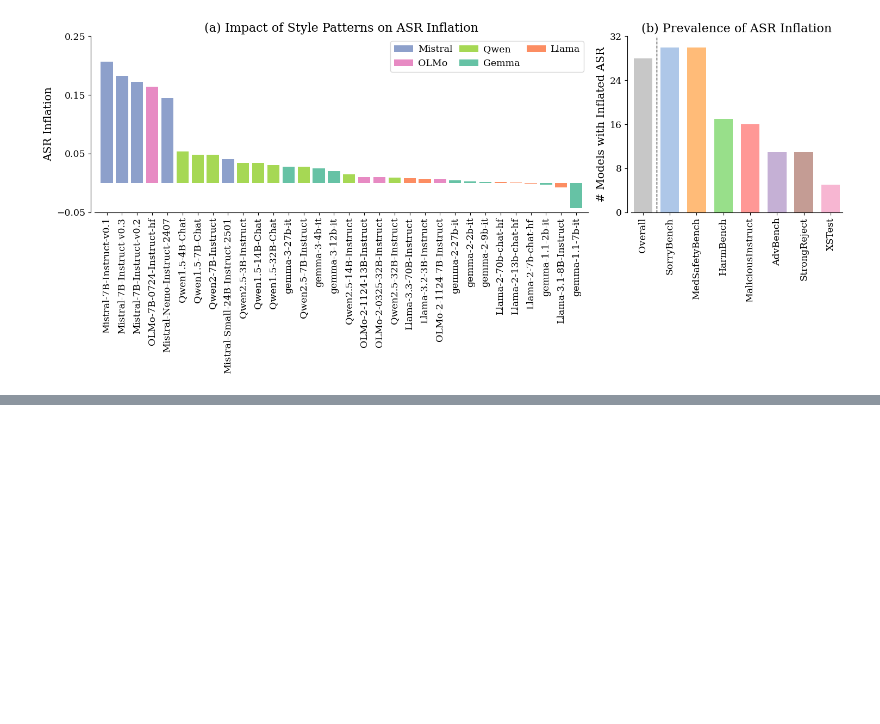
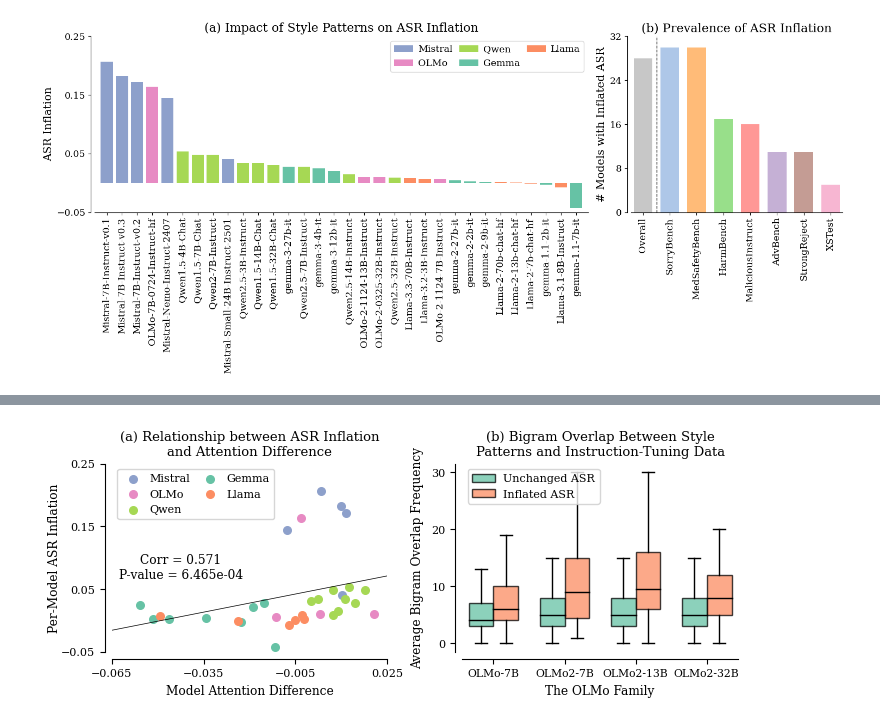
Before and after one commit to xiaoyuxin1002/SafeStyle, a Jupyter notebook: 1_InflatedASR/Analysis.ipynb, the cells around one changed output, grey strips where cells are left out. Drawn from its saved outputs; the diff is of its cells as text; code cells hidden in the pictures; blank space fills up the shorter version.

```diff
--- a/1_InflatedASR/Analysis.ipynb
+++ b/1_InflatedASR/Analysis.ipynb
@@ -605,0 +414,80 @@ plt.close(fig)
+# %%
+fontsize = 9
+num_row, num_col = 1, 2
+size_row, size_col = 2.75, 3.5
+fig, axs = plt.subplots(num_row, num_col, figsize=(num_col*size_col, num_row*size_row), constrained_layout=True)
+
+################################################
+def reformat_model(ori_handles, ori_labels):
+    labels = ['Mistral0.1-7B', 'OLMo-7B', 'Qwen1.5-4B', 'Gemma1.1-2B', 'Llama2-7B']
+    new_handles = [ori_handles[ori_labels.index(l)] for l in labels]
+    new_labels = ['Mistral', 'OLMo', 'Qwen', 'Gemma', 'Llama']
+    return new_handles, new_labels
+
+families = model_info['Family'].unique()
+models = list(metric2source2model2score['ASR Diff']['Overall'].keys())
+asr_diff_model = list(metric2source2model2score['ASR Diff']['Overall'].values())
+att_diff_model = list(metric2source2model2score['Att Diff']['Overall'].values())
+
+colors_model = sns.color_palette("Set2")[:len(families)]
+colors_model = {family[0]:color for family, color in zip(families, colors_model)}
+colors_model = [colors_model[model[0]] for model in models]
+
+sns.despine(ax=axs[0], offset=dict(left=5, bottom=5))
+for att, asr, model, color in zip(att_diff_model, asr_diff_model, models, colors_model):
+    axs[0].scatter(att, asr, color=color, label=model, s=30)
+axs[0].set_xlim(left=-0.065, right=0.025)
+axs[0].set_xticks(np.linspace(*axs[0].get_xlim(), 4))
+axs[0].set_ylim(bottom=-0.05, top=0.25)
+axs[0].set_yticks(np.linspace(*axs[0].get_ylim(), 4))
+axs[0].tick_params(axis='both', which='major', labelsize=fontsize-1)
+axs[0].set_xlabel('Model Attention Difference', fontsize=fontsize-0.25)
+axs[0].set_ylabel('Per-Model ASR Inflation', fontsize=fontsize-0.25, labelpad=0)
+axs[0].set_title('(a) Relationship between ASR Inflation\nand Attention Difference', fontsize=fontsize+0.5)
+ori_handles, ori_labels = axs[0].get_legend_handles_labels()
+new_labels = ['Mistral', 'OLMo', 'Qwen', 'Gemma', 'Llama']
+new_handles = [ori_handles[ori_labels.index(l)]
+               for l in ['Mistral0.1-7B', 'OLMo-7B', 'Qwen1.5-4B', 'Gemma1.1-2B', 'Llama2-7B']]
+axs[0].legend(new_handles, new_labels, fontsize=fontsize-1, ncol=2, loc=0, columnspacing=0.75, handletextpad=0.5)
+
+slope, intercept, r, p, _ = stats.linregress(att_diff_model, asr_diff_model)
+axs[0].plot(list(axs[0].get_xlim()), np.poly1d([slope, intercept])(axs[0].get_xlim()), color='k', lw=0.5)
+res = stats.spearmanr(asr_diff_model, att_diff_model)
+axs[0].text(0.25, 0.45, f'Corr = {res.statistic:.3f}\nP-value = {res.pvalue:.3e}',
+            ha='center', va='center', fontsize=fontsize-0.25, transform=axs[0].transAxes)
+################################################
+
+################################################
+num_bar, width, alpha = 2, 0.35, 0.75
+xs = (np.arange(num_bar) - (num_bar-1)/2) * width
+colors_freq = sns.color_palette("Set2", 2)
+
+sns.despine(ax=axs[1], offset=dict(left=5, bottom=5))
+for x, (abbre, freqs) in enumerate(abbre2freqs.items()):
+    boxplot = axs[1].boxplot(freqs, positions=x+xs, widths=width, showfliers=False, patch_artist=True)
+    for patch, color in zip(boxplot['boxes'], colors_freq):
+        patch.set_facecolor(color)
+        patch.set_alpha(alpha)
+    for line in boxplot['medians']:
+        line.set_color('black')
+axs[1].set_xmargin(0)
+axs[1].set_xlim(left=-width*1.25, right=len(abbre2freqs)-1+width*1.25)
+axs[1].set_xticks(np.arange(len(abbre2freqs)))
+axs[1].set_xticklabels(abbre2freqs.keys(), fontsize=fontsize-1.25)
+axs[1].set_yticks(np.linspace(0, 30, 4))
+axs[1].tick_params(axis='y', which='major', labelsize=fontsize-1)
+axs[1].set_xlabel('The OLMo Family', fontsize=fontsize-0.25)
+axs[1].set_ylabel('Average Bigram Overlap Frequency', fontsize=fontsize-0.25, labelpad=5)
+axs[1].set_title('(b) Bigram Overlap Between Style\nPatterns and Instruction-Tuning Data', fontsize=fontsize+0.5)
+handles = [Patch(facecolor=colors_freq[0], alpha=alpha, edgecolor='black'),
+           Patch(facecolor=colors_freq[1], alpha=alpha, edgecolor='black')]
+labels = ['Unchanged ASR', 'Inflated ASR']
+axs[1].legend(handles, labels, fontsize=fontsize-1, ncol=1, loc=2)
+################################################
+
+# plt.tight_layout()
+plt.savefig('Figure/asr_factors.pdf', bbox_inches='tight')
+plt.show()
+plt.close(fig)
+# %% [output]
+[figure, added]
```
Also changed, not shown: parts of 8 cells of this notebook, 9 other files.
